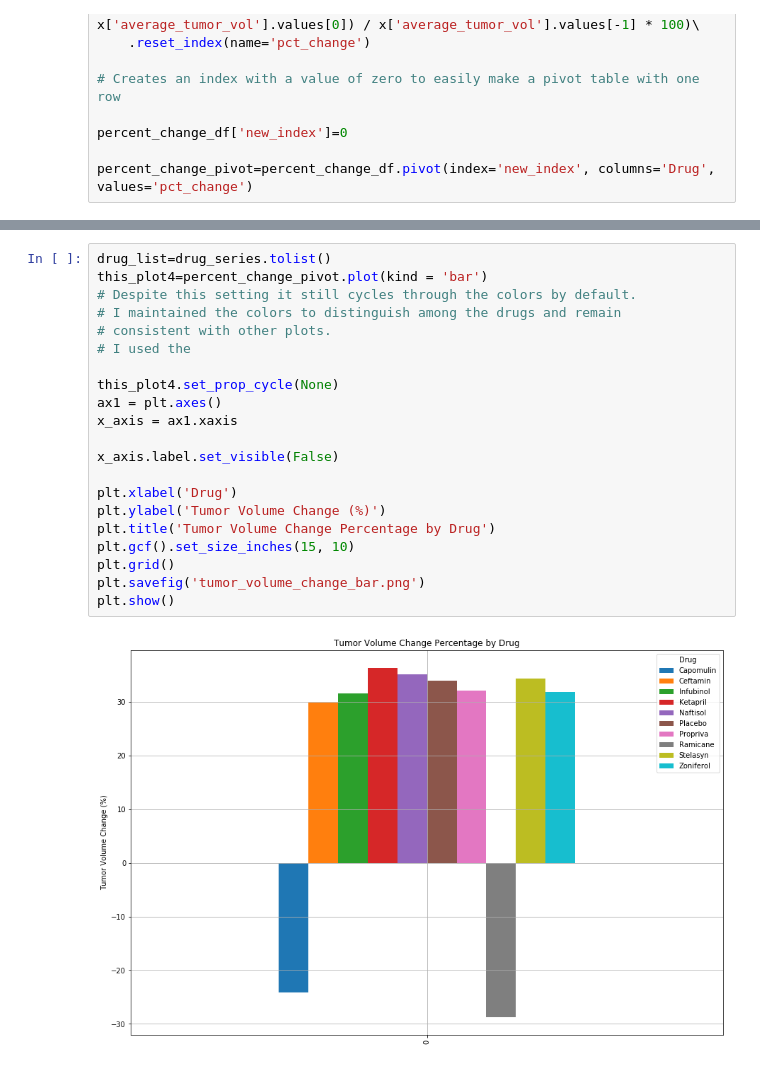
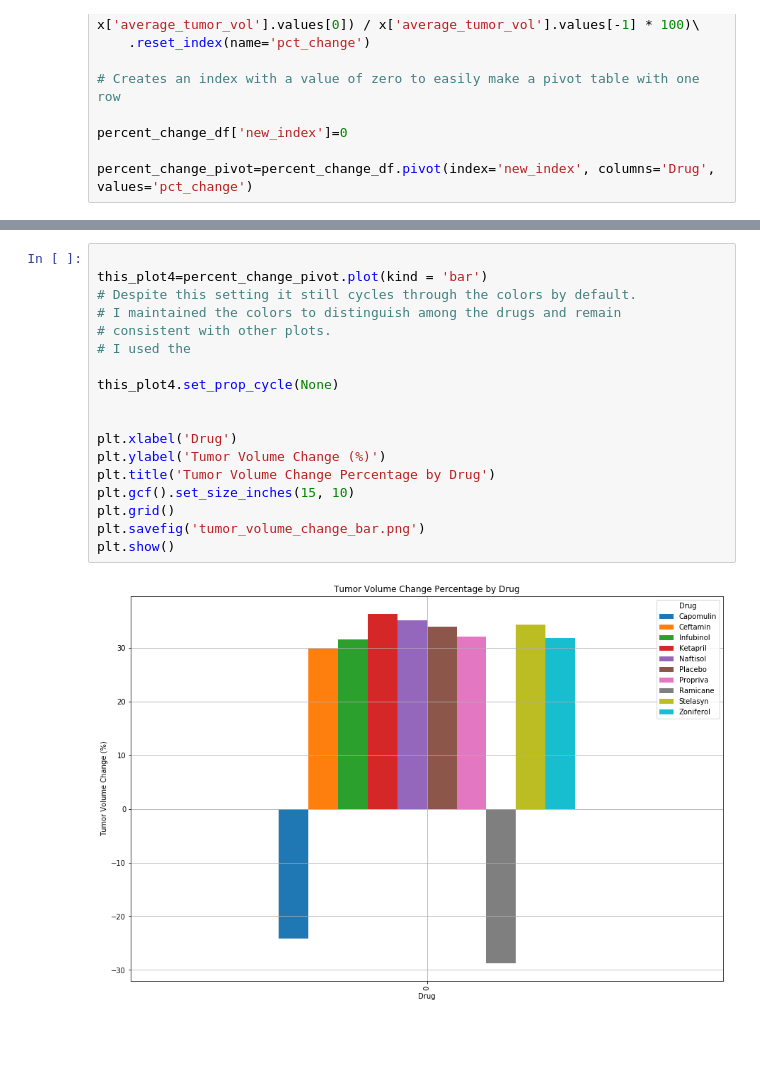
Before and after one commit to scottcm73/matplotliba-challenge, a Jupyter notebook: Pymaceuticals/pymaceuticals2-1.ipynb, the cells around one changed output, grey strips where cells are left out. Drawn from its saved outputs; the diff is of its cells as text; blank space fills up the shorter version.

```diff
--- a/Pymaceuticals/pymaceuticals2-1.ipynb
+++ b/Pymaceuticals/pymaceuticals2-1.ipynb
@@ -492,25 +492,22 @@ percent_change_pivot=percent_change_df.pivot(index='new_index', columns='Drug',
 # %% [markdown]
 ![Metastatic Spread During Treatment](../Images/change.png)
 # %%
-drug_list=drug_series.tolist()
+
 this_plot4=percent_change_pivot.plot(kind = 'bar')
 # Despite this setting it still cycles through the colors by default.
 # I maintained the colors to distinguish among the drugs and remain
 # consistent with other plots.
 # I used the
 
 this_plot4.set_prop_cycle(None)
-ax1 = plt.axes()
-x_axis = ax1.xaxis
 
-x_axis.label.set_visible(False)
 
 plt.xlabel('Drug')
 plt.ylabel('Tumor Volume Change (%)')
 plt.title('Tumor Volume Change Percentage by Drug')
 plt.gcf().set_size_inches(15, 10)
 plt.grid()
 plt.savefig('tumor_volume_change_bar.png')
 plt.show()
 # %% [output]
-[figure, old version]
+[figure, new version]
```
